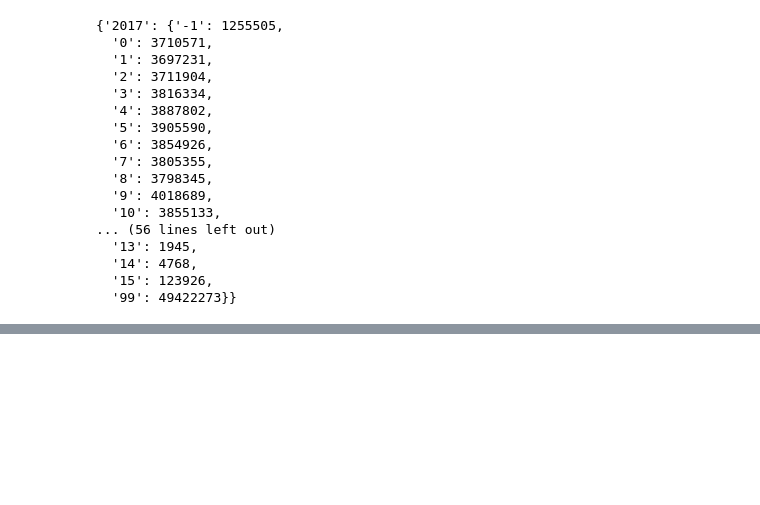
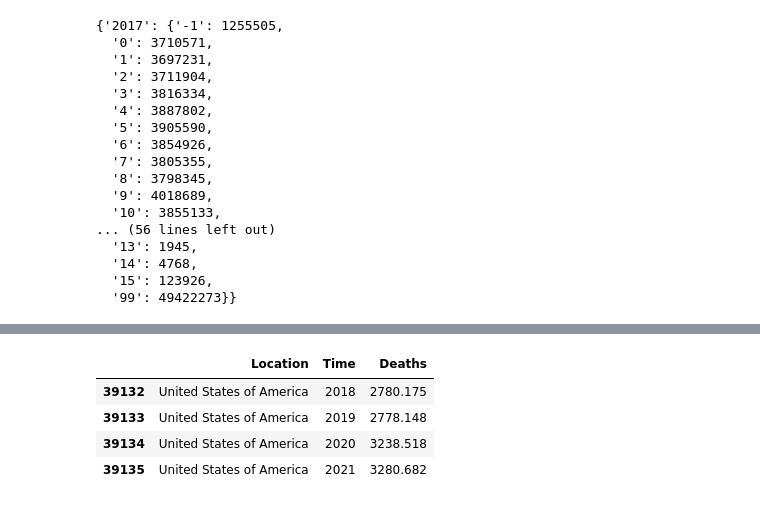
Before and after one commit to carsony123/Bootcamp-Project1, a Jupyter notebook: education_data.ipynb, the cells around one changed output, grey strips where cells are left out. Drawn from its saved outputs; the diff is of its cells as text; code cells hidden in the pictures; blank space fills up the shorter version.

```diff
--- a/education_data.ipynb
+++ b/education_data.ipynb
@@ -273,3 +273,13 @@ complete_ps_df.to_csv("CSVfiles/postsecondary_data.csv", encoding="utf-8", index
 # export k-12 as csv
 k_12_enrollmentdata.index.name = 'Year'
 k_12_enrollmentdata.to_csv("CSVfiles/k_12_data.csv", encoding="utf-8", index=True)
+# %%
+df = pd.read_csv("CSVfiles/WPP2022_Demographic_Indicators_Medium.csv")
+df = df[(df['Location'] == 'United States of America') & (df['Time'].isin([2018,2019,2020, 2021]))][['Location', 'Time', 'Deaths']]
+df
+# %% [output]
+|  | Location | Time | Deaths |
+| 39132 | United States of America | 2018 | 2780.175 |
+| 39133 | United States of America | 2019 | 2778.148 |
+| 39134 | United States of America | 2020 | 3238.518 |
+| 39135 | United States of America | 2021 | 3280.682 |
```
Also changed, not shown: parts of 3 cells of this notebook, 9 other files.
